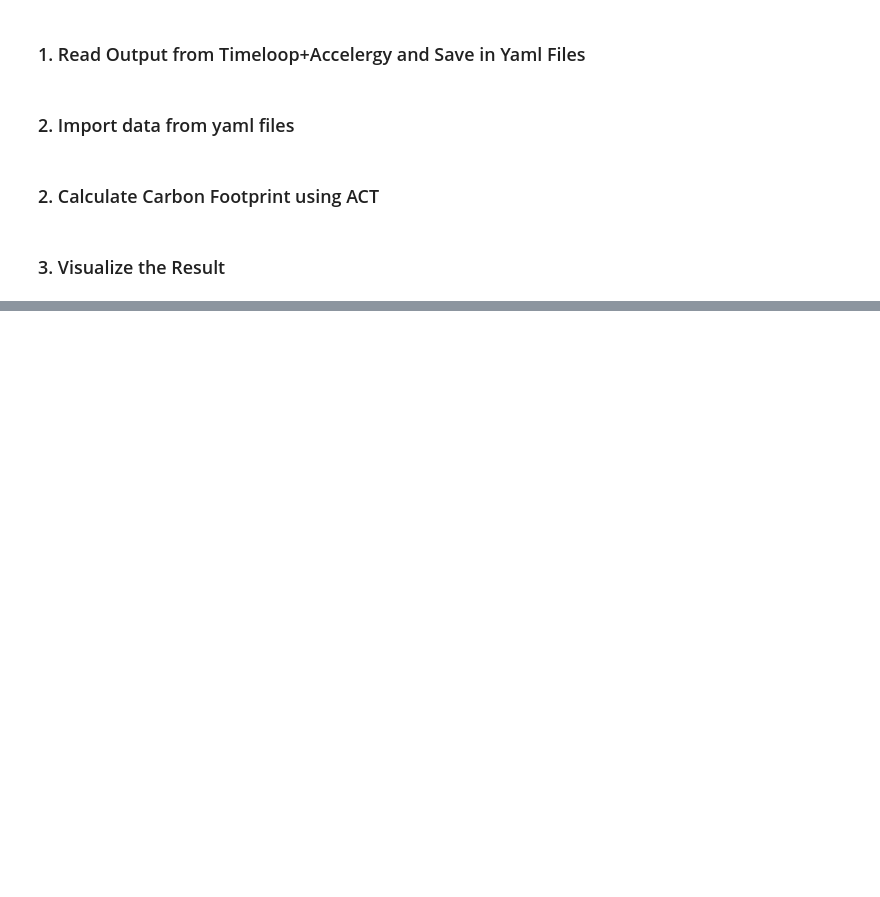
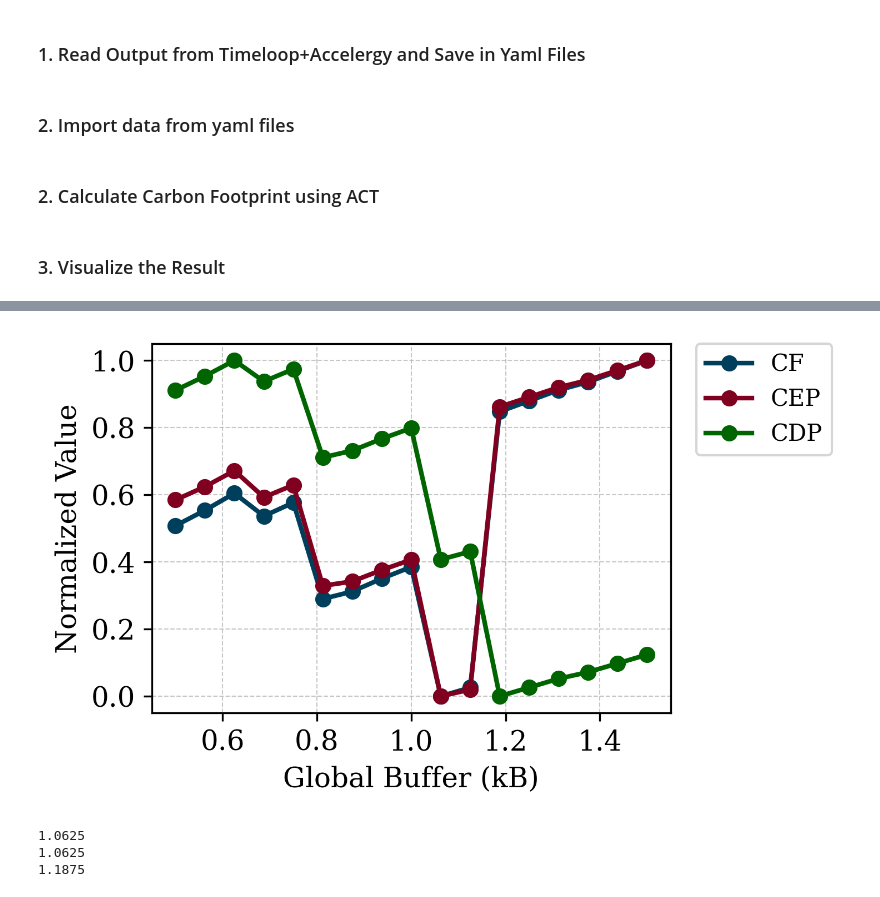
Before and after one commit to hmin-stella/CarbonLoop, a Jupyter notebook: workspace/3_CarbonLoop/run_CarbonLoop_part2.ipynb, the cells around one changed output, grey strips where cells are left out. Cells and saved outputs as stored; diff of their text form; code cells hidden in the pictures; blank space fills up the shorter version.

```diff
--- a/workspace/3_CarbonLoop/run_CarbonLoop_part2.ipynb
+++ b/workspace/3_CarbonLoop/run_CarbonLoop_part2.ipynb
@@ -246,0 +252,35 @@ plot_normalized_lines([cf_final_np, CEP_np, CDP_np], ['CF','CEP','CDP'])
+# %%
+
+def normalize(y):
+    return (y - np.min(y)) / (np.max(y) - np.min(y))
+
+def plot_normalized_lines(ys, labels, ylabel='Normalized Value'):
+    plt.figure(figsize=(5, 3), dpi=300)
+    colors = ['#003f5c','#800020','#006400']
+
+    for y, label, color in zip(ys, labels, colors):
+        y_norm = normalize(np.array(y))
+        plt.plot(x, y_norm, marker='o', label=label, linewidth=2, color=color)
+
+    plt.xlabel(xlabel, fontsize=12)
+    plt.ylabel(ylabel, fontsize=12)
+    plt.xticks(fontsize=12)
+    plt.yticks(fontsize=12)
+    plt.grid(True, linestyle='--', linewidth=0.5, alpha=0.7)
+    plt.legend(fontsize=10, bbox_to_anchor=(1.05, 1), loc='upper left', borderaxespad=0.)
+    plt.tight_layout()
+    plt.savefig(f"figures/fig_{mode}_optimization_metircs.pdf", format='pdf')
+    plt.savefig(f"figures/fig_{mode}_optimization_metircs.svg", format='svg')
+    plt.show()
+    plt.close()
+
+
+plot_normalized_lines([cf_final_np, CEP_np, CDP_np], ['CF','CEP','CDP'])
+print(x[cf_final_list.index(min(cf_final_list))])
+print(x[CEP_list.index(min(CEP_list))])
+print(x[CDP_list.index(min(CDP_list))])
+# %% [output]
+[figure, added]
+1.0625
+1.0625
+1.1875
```
Also changed, not shown: parts of 5 cells of this notebook, 27 other files.
